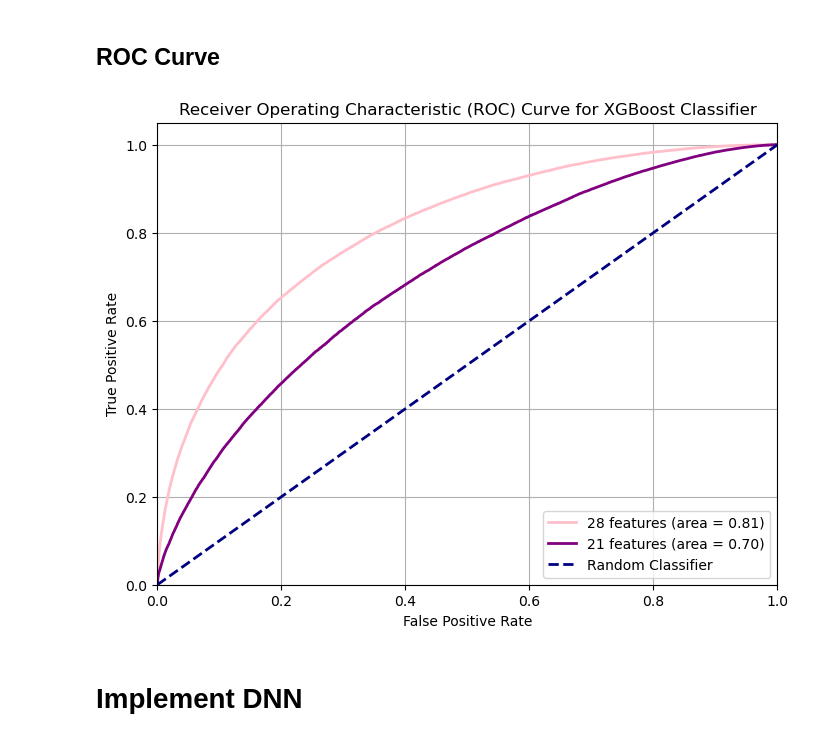
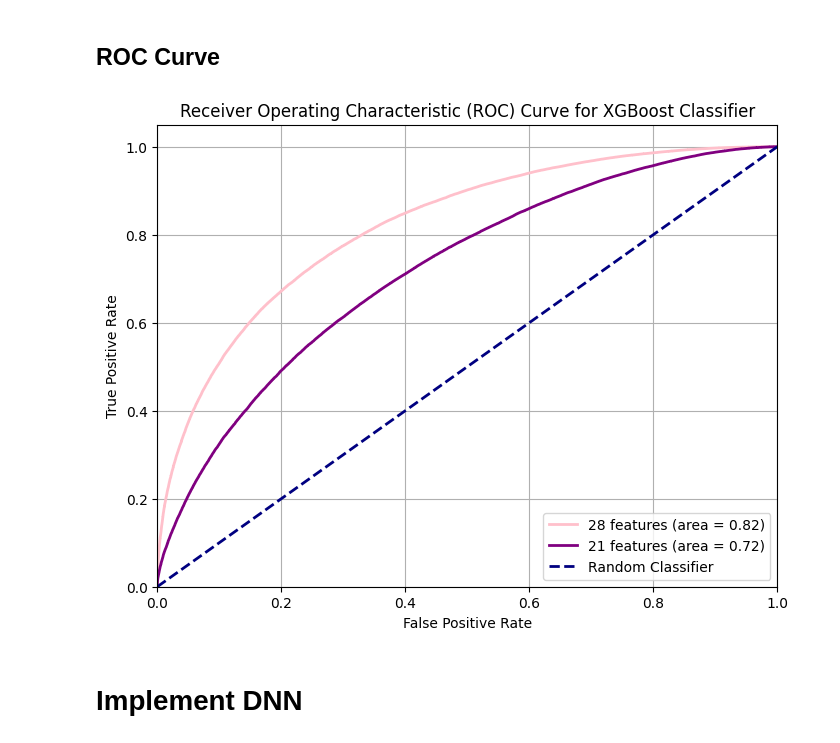
Before and after one commit to lbovet8/phys152-2026, a Jupyter notebook: Projects/HiggsProject.ipynb, the cells around one changed output. Drawn from its saved outputs; the diff is of its cells as text; code cells hidden in the pictures.

Commit message:
adjust if colab or Analysis facility, plot more features, training dnn adjusted

```diff
--- a/Projects/HiggsProject.ipynb
+++ b/Projects/HiggsProject.ipynb
@@ -19,7 +21,14 @@ from torch.optim.lr_scheduler import OneCycleLR
 import xgboost
 from xgboost import XGBClassifier
 # %%
-# Load data
-data = pd.read_csv('/home/lbovet/HIGGS.csv.gz')
+# Load data if working on ATLAS Analysis Facility
+# data = pd.read_csv('/home/lbovet/HIGGS.csv.gz')
+
+# Load data if working in Colab
+# Mount Drive
+from google.colab import drive
+drive.mount('/content/drive')
+data = pd.read_csv('/content/drive/My Drive/ML_Project/HIGGS.csv.gz')
+
 # only work with a small fraction
 data = data.sample(frac=0.1, random_state=42)
@@ -127,8 +123,8 @@ I am surprised how many signals we have here. They are as many as the background
 # %% [markdown]
 # Implement Decision Tree
 # %%
-N_ESTIMATORS = 500
-MAX_DEPTH = 4
+N_ESTIMATORS = 800
+MAX_DEPTH = 5
 LEARNING_RATE_DT = 0.05
 OBJECTIVE = 'binary:logistic'
 # %%
@@ -199,15 +196,15 @@ def plot_roc_curves(testing_output_data_array, y_pred_probab_array, label_str_ar
 # %%
 y_pred_proba_xgbclf_high = xgbclf_high.predict_proba(X_test)[:, 1]
 y_pred_proba_xgbclf_low = xgbclf_low.predict_proba(X_test_low)[:, 1]
 
 testing_output_data_array = [y_test, y_test]
 y_pred_probab_array = [y_pred_proba_xgbclf_high, y_pred_proba_xgbclf_low]
 label_str_array = ['28 features', '21 features']
 title_str = 'Receiver Operating Characteristic (ROC) Curve for XGBoost Classifier'
 color_array = ['pink', 'purple']
 
-#plot_roc_curves(testing_output_data_array, y_pred_probab_array, label_str_array, title_str, color_array)
+plot_roc_curves(testing_output_data_array, y_pred_probab_array, label_str_array, title_str, color_array)
 # %% [output]
-[figure, old version]
+[figure, new version]
 # %% [markdown]
 # Implement DNN
```
Also changed, not shown: parts of 23 cells of this notebook.
